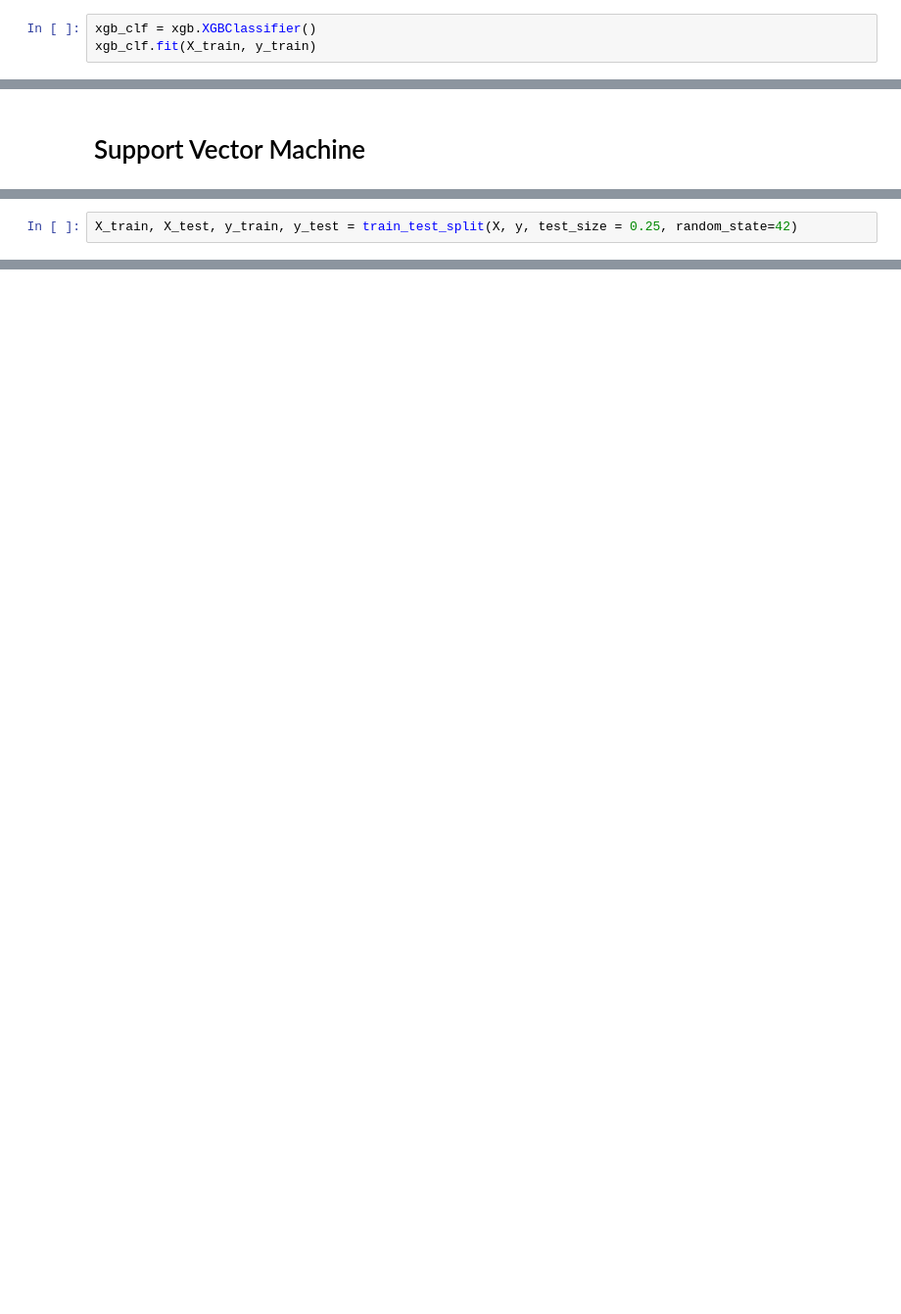
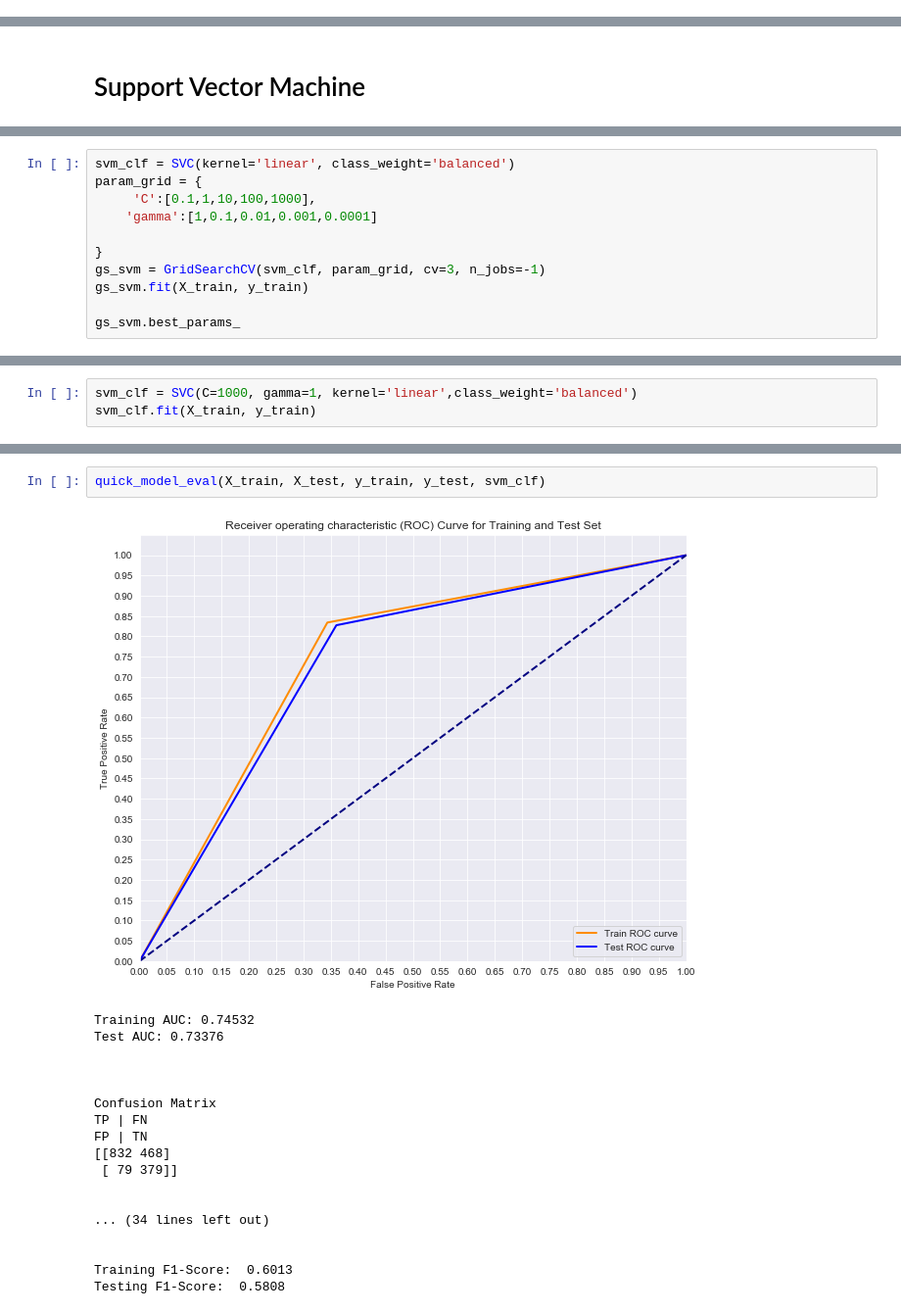
Before and after one commit to will4865/dsc-mod-3-project-v2-1-onl01-dtsc-ft-030220, a Jupyter notebook: student.ipynb, the cells around one changed output, grey strips where cells are left out. Shown at 98% size. Cells and saved outputs as stored; diff of their text form; blank space fills up the shorter version.

```diff
--- a/student.ipynb
+++ b/student.ipynb
@@ -788,3 +899,0 @@ plot_feature_importance(forest)
-# %%
-xgb_clf = xgb.XGBClassifier()
-xgb_clf.fit(X_train, y_train)
@@ -950,2 +1037,0 @@ X=X[['tenure','MonthlyCharges','TotalCharges','InternetService_Fiber optic','Int
-# %%
-X_train, X_test, y_train, y_test = train_test_split(X, y, test_size = 0.25, random_state=42)
@@ -1019,0 +1060,11 @@ print('Testing F1-Score: ', f1_score(y_test, y_hat_test))
+# %%
+svm_clf = SVC(kernel='linear', class_weight='balanced')
+param_grid = {
+     'C':[0.1,1,10,100,1000],
+    'gamma':[1,0.1,0.01,0.001,0.0001]
+
+}
+gs_svm = GridSearchCV(svm_clf, param_grid, cv=3, n_jobs=-1)
+gs_svm.fit(X_train, y_train)
+
+gs_svm.best_params_
@@ -1019,0 +1075,3 @@ print('Testing F1-Score: ', f1_score(y_test, y_hat_test))
+# %%
+svm_clf = SVC(C=1000, gamma=1, kernel='linear',class_weight='balanced')
+svm_clf.fit(X_train, y_train)
@@ -1019,0 +1083,21 @@ print('Testing F1-Score: ', f1_score(y_test, y_hat_test))
+# %%
+quick_model_eval(X_train, X_test, y_train, y_test, svm_clf)
+# %% [output]
+[figure, added]
+Training AUC: 0.74532
+Test AUC: 0.73376
+
+
+
+Confusion Matrix
+TP | FN
+FP | TN
+[[832 468]
+ [ 79 379]]
+
+
+... (34 lines left out)
+
+
+Training F1-Score:  0.6013
+Testing F1-Score:  0.5808
```
Also changed, not shown: parts of 126 cells of this notebook.
